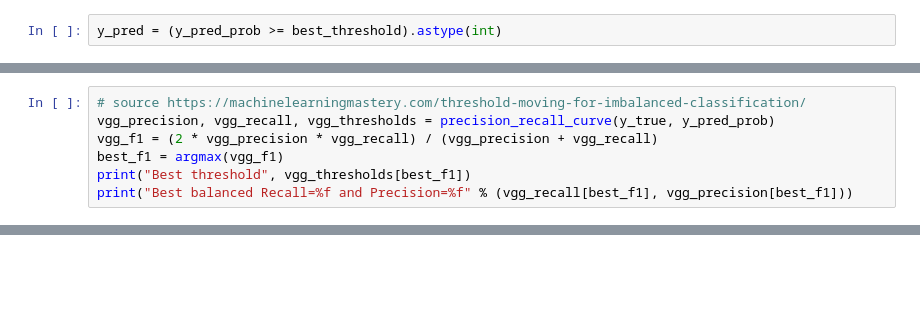
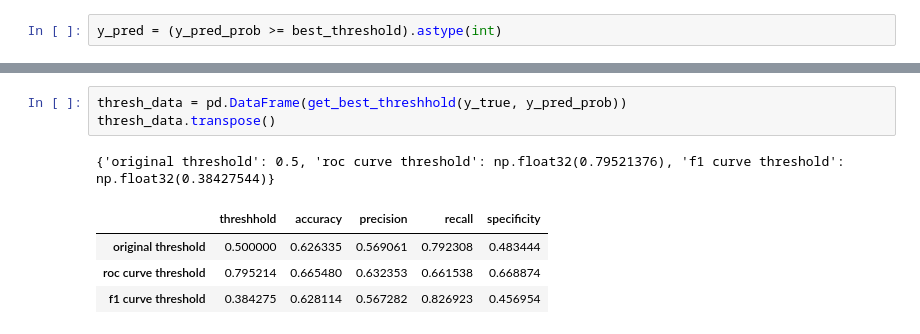
Before and after one commit to mayramtv/cnn-for-mammograms, a Jupyter notebook: P3_5_Iteration.ipynb, the cells around one changed output, grey strips where cells are left out. Saved outputs shown, nothing was run; the diff lists cells and outputs as text; blank space fills up the shorter version.

```diff
--- a/P3_5_Iteration.ipynb
+++ b/P3_5_Iteration.ipynb
@@ -158,7 +134,0 @@ metrics2
-# %%
-# source https://machinelearningmastery.com/threshold-moving-for-imbalanced-classification/
-vgg_precision, vgg_recall, vgg_thresholds = precision_recall_curve(y_true, y_pred_prob)
-vgg_f1 = (2 * vgg_precision * vgg_recall) / (vgg_precision + vgg_recall)
-best_f1 = argmax(vgg_f1)
-print("Best threshold", vgg_thresholds[best_f1])
-print("Best balanced Recall=%f and Precision=%f" % (vgg_recall[best_f1], vgg_precision[best_f1]))
@@ -190,0 +169,9 @@ metrics2
+# %%
+thresh_data = pd.DataFrame(get_best_threshhold(y_true, y_pred_prob))
+thresh_data.transpose()
+# %% [output]
+{'original threshold': 0.5, 'roc curve threshold': np.float32(0.79521376), 'f1 curve threshold': np.float32(0.38427544)}
+|  | threshhold | accuracy | precision | recall | specificity |
+| original threshold | 0.500000 | 0.626335 | 0.569061 | 0.792308 | 0.483444 |
+| roc curve threshold | 0.795214 | 0.665480 | 0.632353 | 0.661538 | 0.668874 |
+| f1 curve threshold | 0.384275 | 0.628114 | 0.567282 | 0.826923 | 0.456954 |
```
Also changed, not shown: parts of 15 cells of this notebook, 7 other files.
